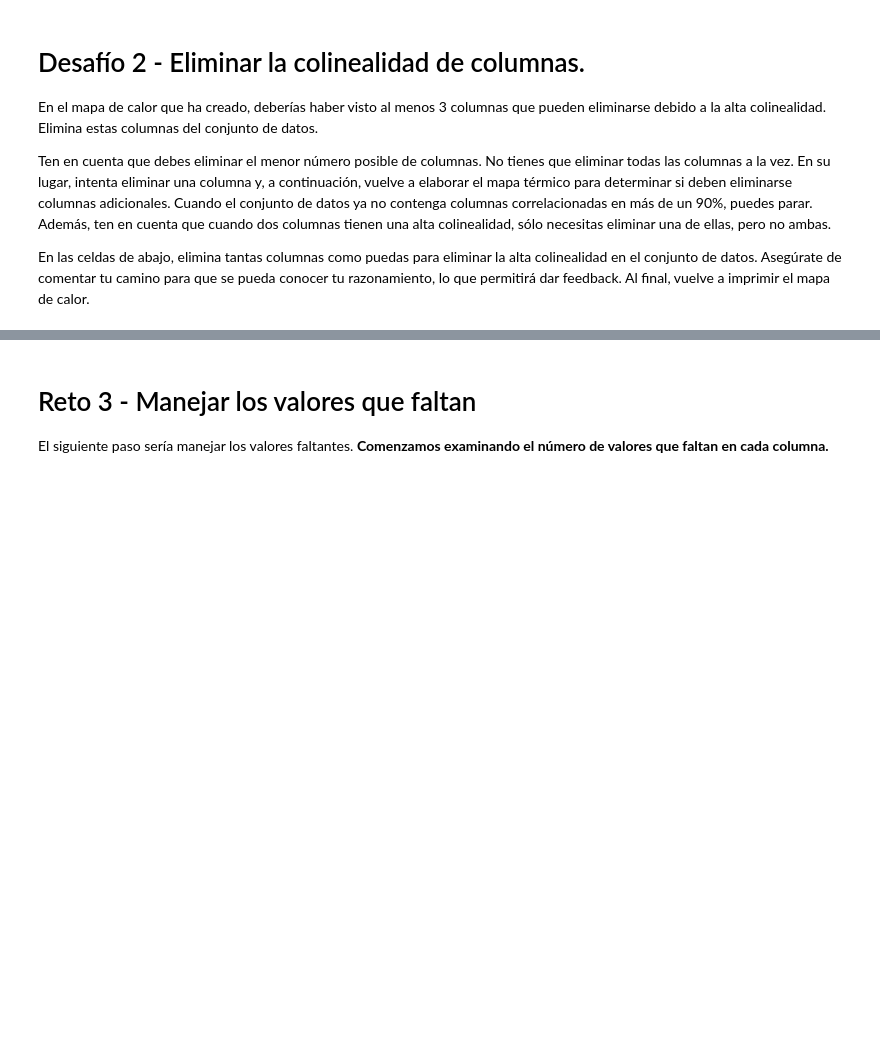
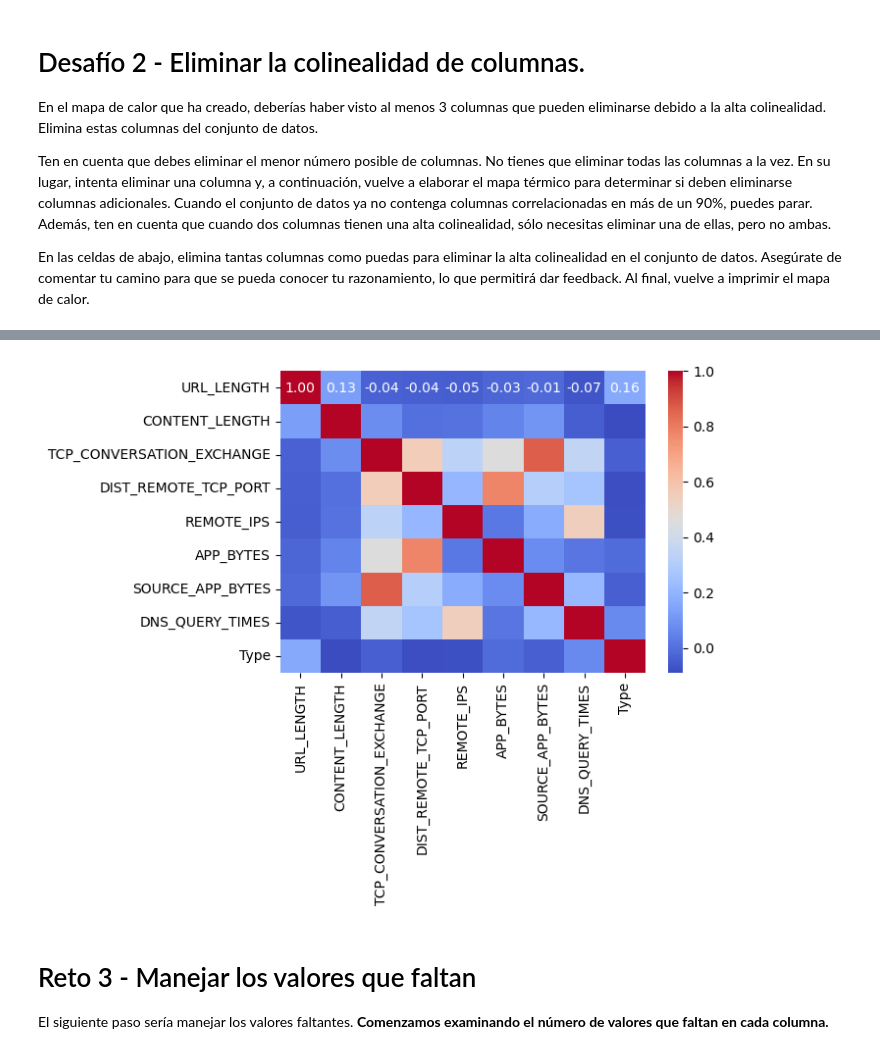
Before and after one commit to jalladin/LAB-supervised-learning-es, a Jupyter notebook: your-code/main_esp.ipynb, the cells around one changed output, grey strips where cells are left out. Saved outputs shown, nothing was run; the diff lists cells and outputs as text; code cells hidden in the pictures; blank space fills up the shorter version.

```diff
--- a/your-code/main_esp.ipynb
+++ b/your-code/main_esp.ipynb
@@ -158,3 +253,27 @@ En las celdas de abajo, elimina tantas columnas como puedas para eliminar la alt
+# %%
+# REMOVE THE 4 COLUMNS WITH MORE COLLINEARITY
+correlation_matrix = websites_numeric.corr()
+
+
+pairs_to_drop = set()# Identificar pares de columnas altamente correlacionadas (e.g., correlación > 0.9)
+cols = correlation_matrix.columns
+for i in range(len(cols)):
+    for j in range(i+1, len(cols)):
+        if np.abs(correlation_matrix.iloc[i, j]) > 0.9:
+            pairs_to_drop.add(cols[j])
+
+
+columns_to_drop = list(pairs_to_drop)[:4]
+
+
+websites_reduced = websites_numeric.drop(columns=columns_to_drop)# Eliminar las columnas del DataFrame
+new_correlation_matrix = websites_reduced.corr()# Recalcular la matriz de correlación para verificar
+
+plt.figure(figsize=(6, 4))# Mostrar el nuevo mapa de calor
+sns.heatmap(new_correlation_matrix, annot=True, fmt=".2f", cmap='coolwarm')
+plt.show()
+# %% [output]
+[figure, added]
 # %% [markdown]
 # Reto 3 - Manejar los valores que faltan
 
```
Also changed, not shown: parts of 50 cells of this notebook.
